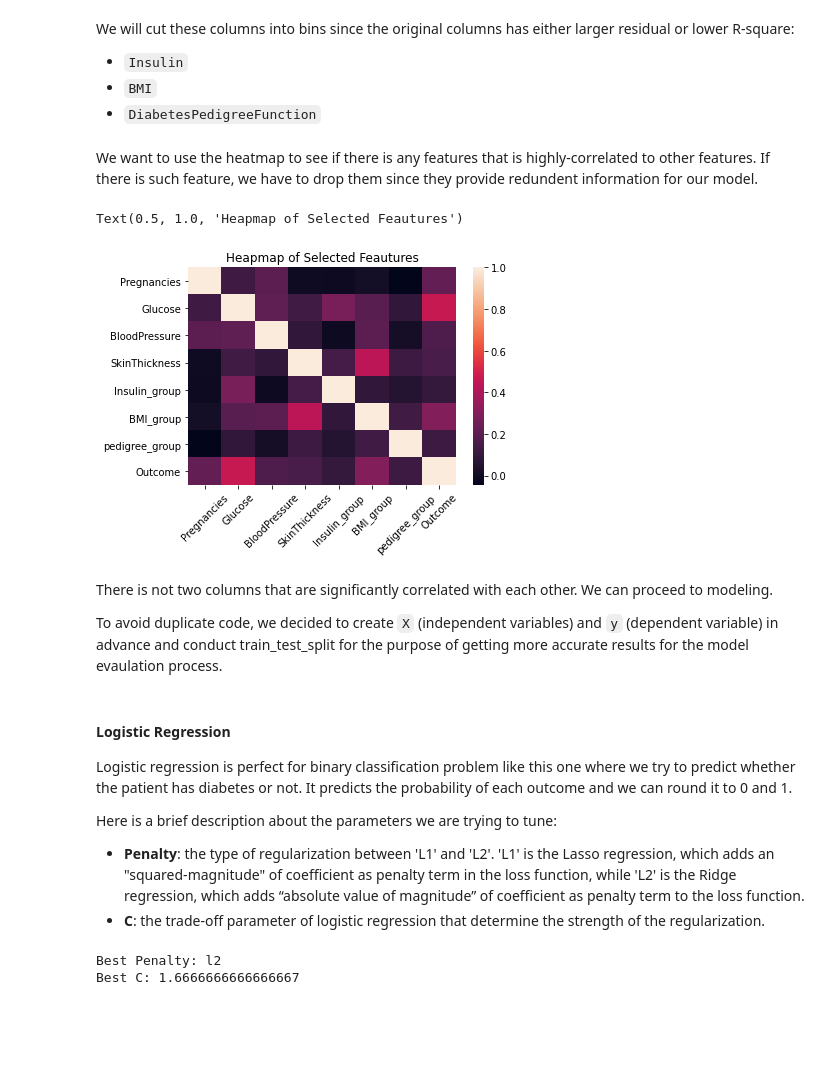
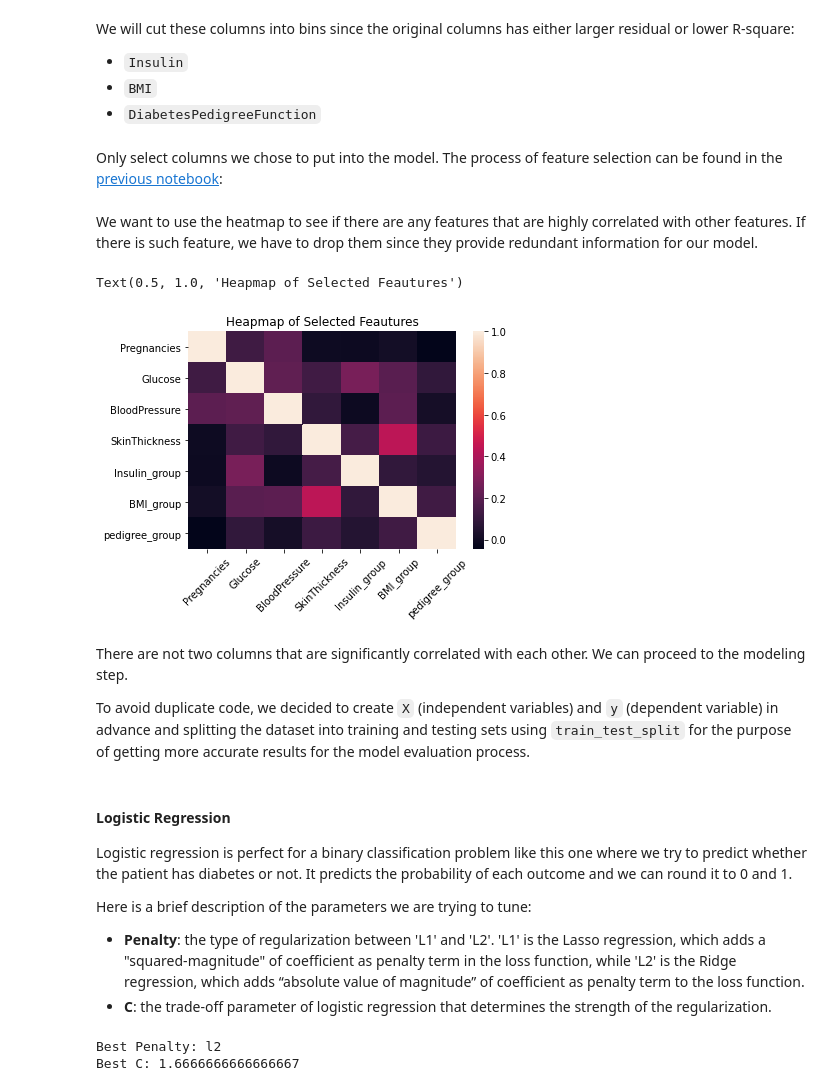
Before and after one commit to JinghanChen99/data-project, a Jupyter notebook: diabetes/diabetes_modeling.ipynb, the cells around one changed output. Cells and saved outputs as stored; diff of their text form; code cells hidden in the pictures; blank space fills up the shorter version.

Commit message:
update modeling notebook

```diff
--- a/diabetes/diabetes_modeling.ipynb
+++ b/diabetes/diabetes_modeling.ipynb
@@ -77,22 +77,24 @@ We will cut these columns into bins since the original columns has either larger
 diabetes['Insulin_group'] = pd.cut(diabetes['Insulin'], bins = 3, labels=False)
 diabetes['BMI_group'] = pd.cut(diabetes['BMI'], bins = 5, labels=False)
 diabetes['pedigree_group'] = pd.cut(diabetes['DiabetesPedigreeFunction'], bins = 3, labels=False)
+# %% [markdown]
+Only select columns we chose to put into the model. The process of feature selection can be found in the [previous notebook](https://www.kaggle.com/michaelchen1116/pima-indians-diabetes-eda):
 # %%
 diabetes = diabetes[['Pregnancies', 'Glucose', 'BloodPressure', 'SkinThickness',
        'Insulin_group', 'BMI_group', 'pedigree_group', 'Outcome']]
 # %% [markdown]
-We want to use the heatmap to see if there is any features that is highly-correlated to other features. If there is such feature, we have to drop them since they provide redundent information for our model.
+We want to use the heatmap to see if there are any features that are highly correlated with other features. If there is such feature, we have to drop them since they provide redundant information for our model.
 # %%
-sns.heatmap(diabetes.corr())
+sns.heatmap(diabetes.iloc[:,:-1].corr())
 plt.xticks(rotation=45)
 plt.title("Heapmap of Selected Feautures")
 # %% [output]
 Text(0.5, 1.0, 'Heapmap of Selected Feautures')
-[figure, old version]
+[figure, new version]
 # %% [markdown]
-There is not two columns that are significantly correlated with each other. We can proceed to modeling.
+There are not two columns that are significantly correlated with each other. We can proceed to the modeling step.
 
-To avoid duplicate code, we decided to create `X` (independent variables) and `y` (dependent variable) in advance and conduct train_test_split for the purpose of getting more accurate results for the model evaulation process.
+To avoid duplicate code, we decided to create `X` (independent variables) and `y` (dependent variable) in advance and splitting the dataset into training and testing sets using `train_test_split` for the purpose of getting more accurate results for the model evaluation process.
 # %%
 X = diabetes.drop(columns=['Outcome'])
 X = sm.add_constant(X)
@@ -100,11 +102,11 @@ y = diabetes['Outcome']
 X_train, X_test, y_train, y_test = train_test_split(X, y, test_size=0.33, random_state=0)
 # %% [markdown]
 #### Logistic Regression
-Logistic regression is perfect for binary classification problem like this one where we try to predict whether the patient has diabetes or not. It predicts the probability of each outcome and we can round it to 0 and 1.
+Logistic regression is perfect for a binary classification problem like this one where we try to predict whether the patient has diabetes or not. It predicts the probability of each outcome and we can round it to 0 and 1.
 
-Here is a brief description about the parameters we are trying to tune:
-* **Penalty**: the type of regularization between 'L1' and 'L2'. 'L1' is the Lasso regression, which adds an "squared-magnitude" of coefficient as penalty term in the loss function, while 'L2' is the Ridge regression, which adds “absolute value of magnitude” of coefficient as penalty term to the loss function.
-* **C**: the trade-off parameter of logistic regression that determine the strength of the regularization.
+Here is a brief description of the parameters we are trying to tune:
+* **Penalty**: the type of regularization between 'L1' and 'L2'. 'L1' is the Lasso regression, which adds a "squared-magnitude" of coefficient as penalty term in the loss function, while 'L2' is the Ridge regression, which adds “absolute value of magnitude” of coefficient as penalty term to the loss function.
+* **C**: the trade-off parameter of logistic regression that determines the strength of the regularization.
 # %%
 log_reg = LogisticRegression()
 
```
Also changed, not shown: parts of 21 cells of this notebook.
